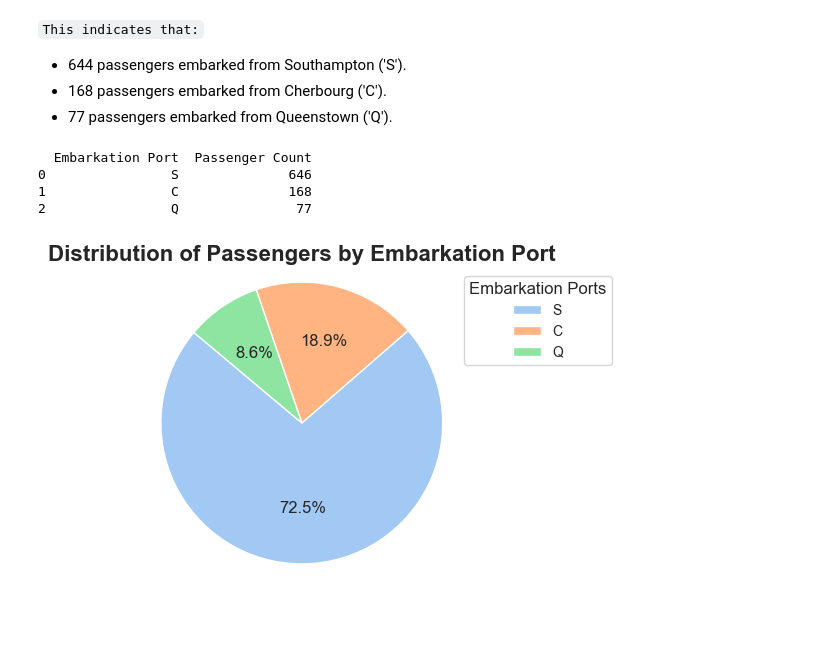
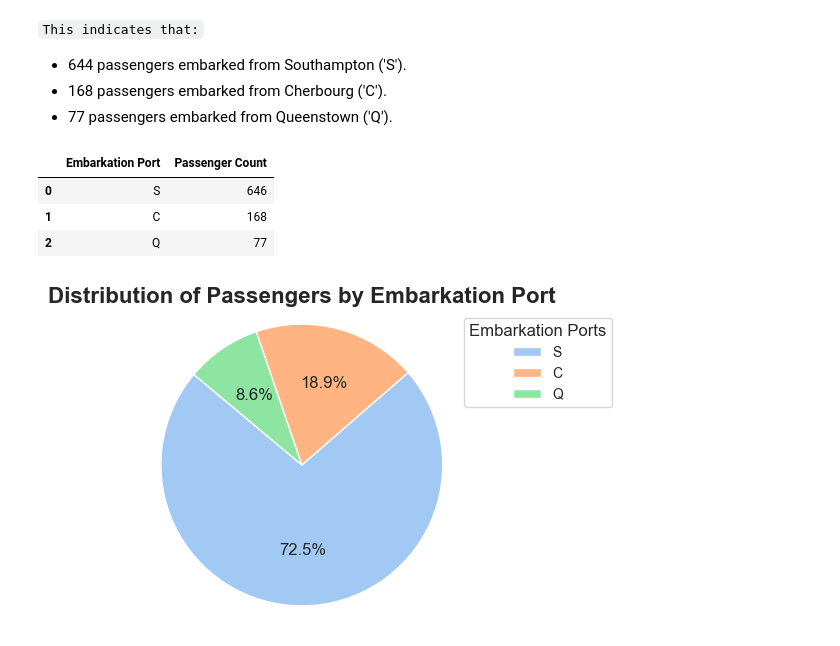
Before and after one commit to SnitTeshome/PRODIGY_DS_02, a Jupyter notebook: Task -02.ipynb, the cells around one changed output. Saved outputs shown, nothing was run; the diff lists cells and outputs as text; code cells hidden in the pictures; blank space fills up the shorter version.

```diff
--- a/Task -02.ipynb
+++ b/Task -02.ipynb
@@ -786,15 +784,15 @@ Name: count, dtype: int64
 # %%
 # Convert to DataFrame for better presentation
 embarkation_counts_df = embarkation_counts.reset_index()
 embarkation_counts_df.columns = ['Embarkation Port', 'Passenger Count']
 
 # Display the DataFrame
-print(embarkation_counts_df)
+embarkation_counts_df
 # %% [output]
-  Embarkation Port  Passenger Count
-0                S              646
-1                C              168
-2                Q               77
+|  | Embarkation Port | Passenger Count |
+| 0 | S | 646 |
+| 1 | C | 168 |
+| 2 | Q | 77 |
 # %%
 # Create the pie chart using Matplotlib
 plt.figure(figsize=(4, 4))
```
Also changed, not shown: parts of 11 cells of this notebook.
